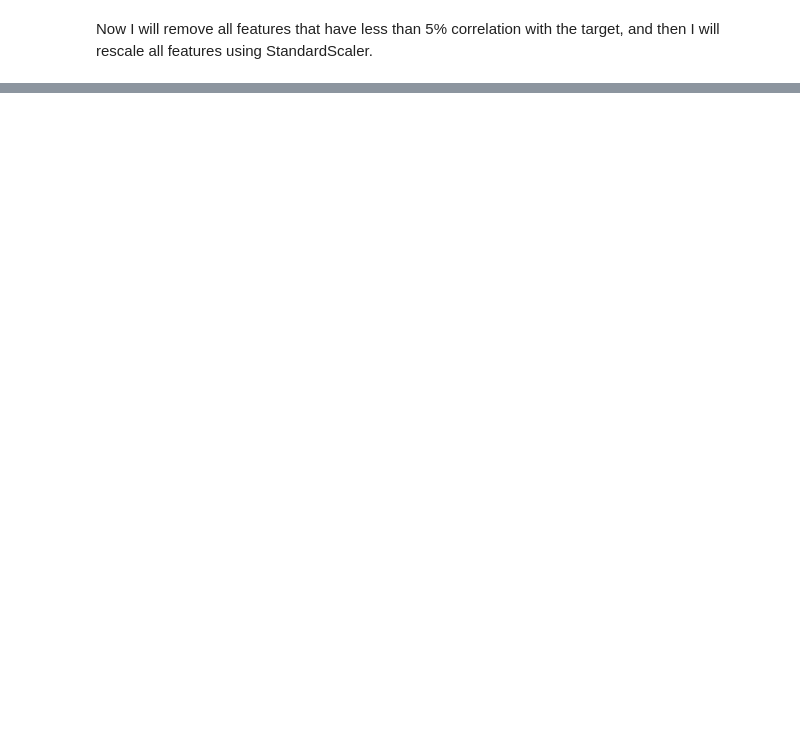
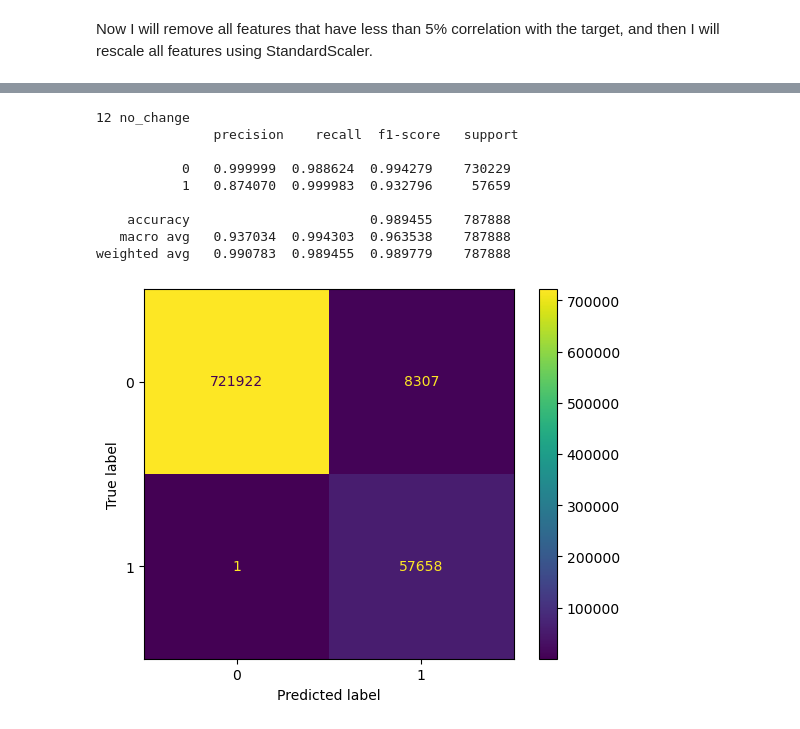
Before and after one commit to ZBaldi/Machine-Learning-Project, a Jupyter notebook: VALERIO_BALDAZZI_CSE-CIC-IDS2018_SSL.ipynb, the cells around one changed output, grey strips where cells are left out. Drawn from its saved outputs; the diff is of its cells as text; code cells hidden in the pictures; blank space fills up the shorter version.

```diff
--- a/VALERIO_BALDAZZI_CSE-CIC-IDS2018_SSL.ipynb
+++ b/VALERIO_BALDAZZI_CSE-CIC-IDS2018_SSL.ipynb
@@ -308,8 +474,0 @@ This reduction is not intended to artificially degrade the model, but rather to
-# %%
-features = ["Dst Port", "Protocol", "Flow Duration", "Tot Fwd Pkts", "Tot Bwd Pkts"]
-x_train_only_labeled = x_train_only_labeled[features]
-x_validation_only_labeled = x_validation_only_labeled[features]
-x_test_only_labeled = x_test_only_labeled[features]
-x_train_semi_labeled = x_train_semi_labeled[features]
-x_validation_semi_labeled = x_validation_semi_labeled[features]
-x_test_semi_labeled = x_test_semi_labeled[features]
@@ -324,0 +518,19 @@ showConfusionMatrix(y_validation, y_val_pred)
+# %%
+model2 = LogisticRegression(class_weight = "balanced", max_iter = 1000)
+selfTrainingModel = SelfTrainingClassifier(model2, threshold = 0.9, max_iter = 20)
+selfTrainingModel.fit(x_train_semi_labeled, y_train_semi_labeled)
+y_val_pred = selfTrainingModel.predict(x_validation_semi_labeled)
+report = classification_report(y_validation, y_val_pred, digits = 6)
+print(selfTrainingModel.n_iter_, selfTrainingModel.termination_condition_, "\n", report)
+showConfusionMatrix(y_validation, y_val_pred)
+# %% [output]
+12 no_change
+               precision    recall  f1-score   support
+
+           0   0.999999  0.988624  0.994279    730229
+           1   0.874070  0.999983  0.932796     57659
+
+    accuracy                       0.989455    787888
+   macro avg   0.937034  0.994303  0.963538    787888
+weighted avg   0.990783  0.989455  0.989779    787888
+[figure, added]
```
Also changed, not shown: parts of 57 cells of this notebook.
